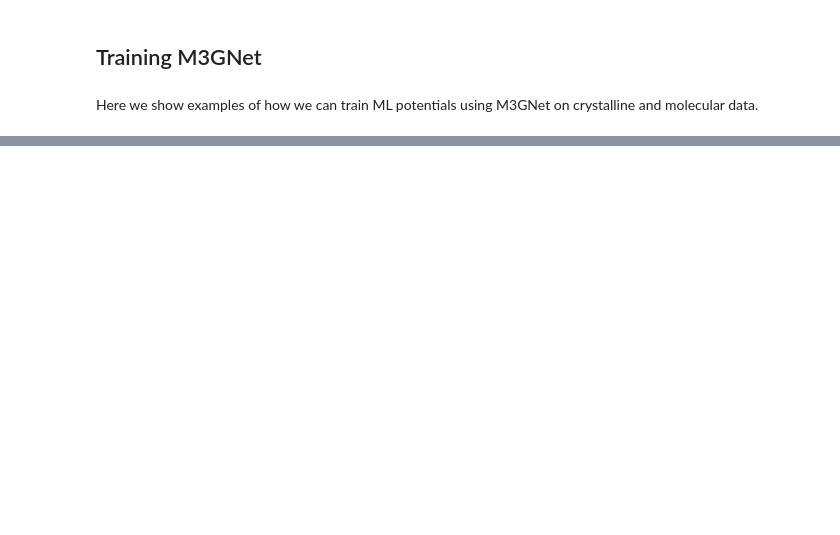
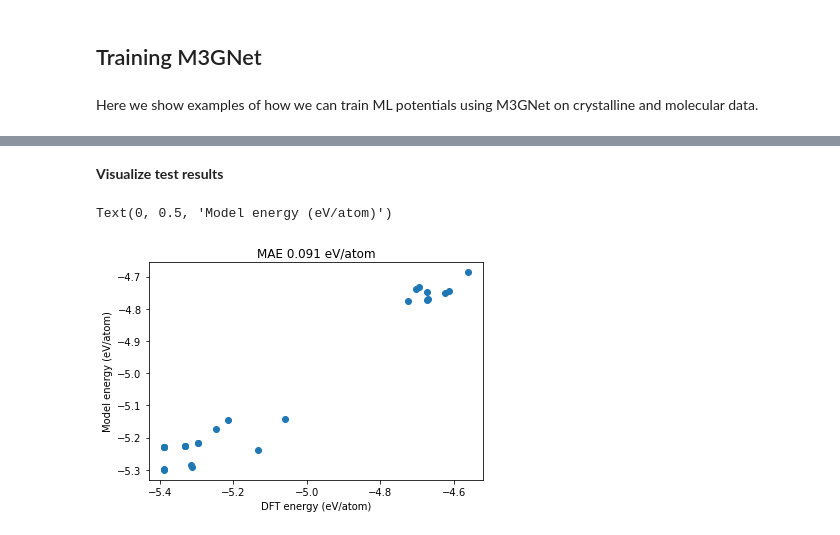
Before and after one commit to chc273/gnn_mrs2022, a Jupyter notebook: notebooks/3. Training M3GNet potential on crystal and molecular data.ipynb, the cells around one changed output, grey strips where cells are left out. Drawn from its saved outputs; the diff is of its cells as text; code cells hidden in the pictures; blank space fills up the shorter version.

```diff
--- a/notebooks/3. Training M3GNet potential on crystal and molecular data.ipynb
+++ b/notebooks/3. Training M3GNet potential on crystal and molecular data.ipynb
@@ -47 +21,18 @@ val_structures, val_energies, val_forces, val_stresses = get_data(val_ids)
+# %%
+def load_data(json_name):
+    with open(json_name) as f:
+        data = json.load(f)
+    if "molecules" in data:
+        structures = [Molecule.from_dict(i) for i in data['molecules']]
+    else:
+        structures = [Structure.from_dict(i) for i in data['structures']]
+    energies = data['energies']
+    forces = [np.array(i) for i in data['forces']]
+    return structures, energies, forces
+# %%
+train_structures, val_structures, train_energies, val_energies, \
+    train_forces, val_forces = \
+        train_test_split(*load_data("Si_train.json"), test_size=0.1)
+
+test_structures, test_energies, test_forces = load_data("Si_test.json")
 # %% [markdown]
@@ -80,0 +85,17 @@ trainer.train(graphs_or_structures=train_structures,
+# %% [markdown]
+**Visualize test results**
+# %%
+test_energies_pred = []
+test_forces_pred = []
+n_atoms = []
+for s in test_structures:
+    e, f = potential.get_ef(s)
+    test_energies_pred.append(e.numpy().ravel().item())
+    test_forces_pred.append(f.numpy())
+    n_atoms.append(len(s))
+
+test_energy_per_atom_pred = np.array(test_energies_pred) / np.array(n_atoms)
+test_energy_per_atom = np.array(test_energies) / np.array(n_atoms)
+
+test_forces = np.concatenate(test_forces, axis=0)
+test_forces_pred = np.concatenate(test_forces_pred, axis=0)
@@ -80,0 +105,11 @@ trainer.train(graphs_or_structures=train_structures,
+# %%
+def mae(x, y):
+    return np.mean(np.abs(np.array(x).ravel() - np.array(y).ravel()))
+plt.plot(test_energy_per_atom, test_energy_per_atom_pred, 'o')
+
+plt.title(f"MAE {mae(test_energy_per_atom, test_energy_per_atom_pred):.3f} eV/atom")
+plt.xlabel("DFT energy (eV/atom)")
+plt.ylabel("Model energy (eV/atom)")
+# %% [output]
+Text(0, 0.5, 'Model energy (eV/atom)')
+[figure, added]
```
Also changed, not shown: parts of 17 cells of this notebook, 5 other files.
